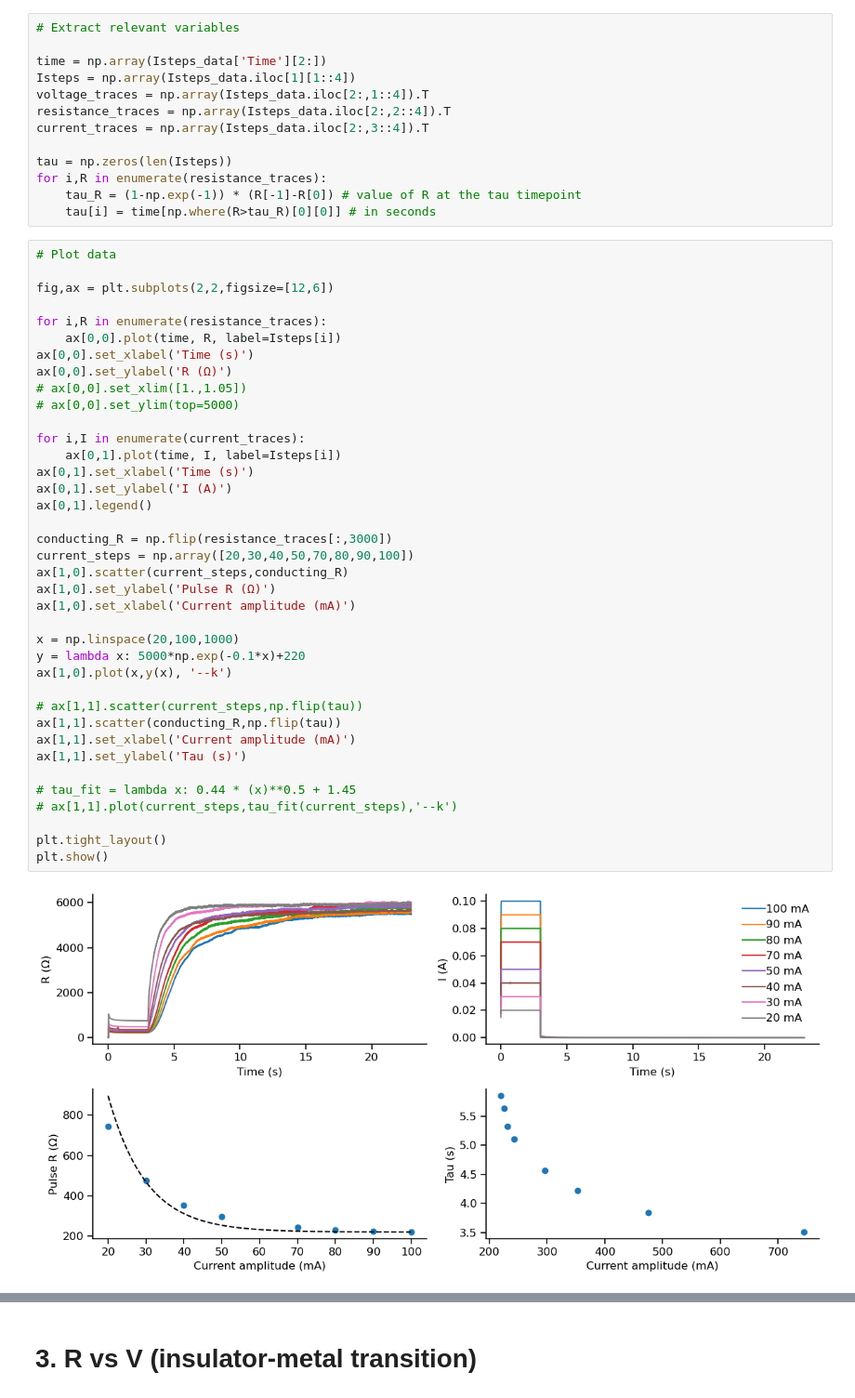
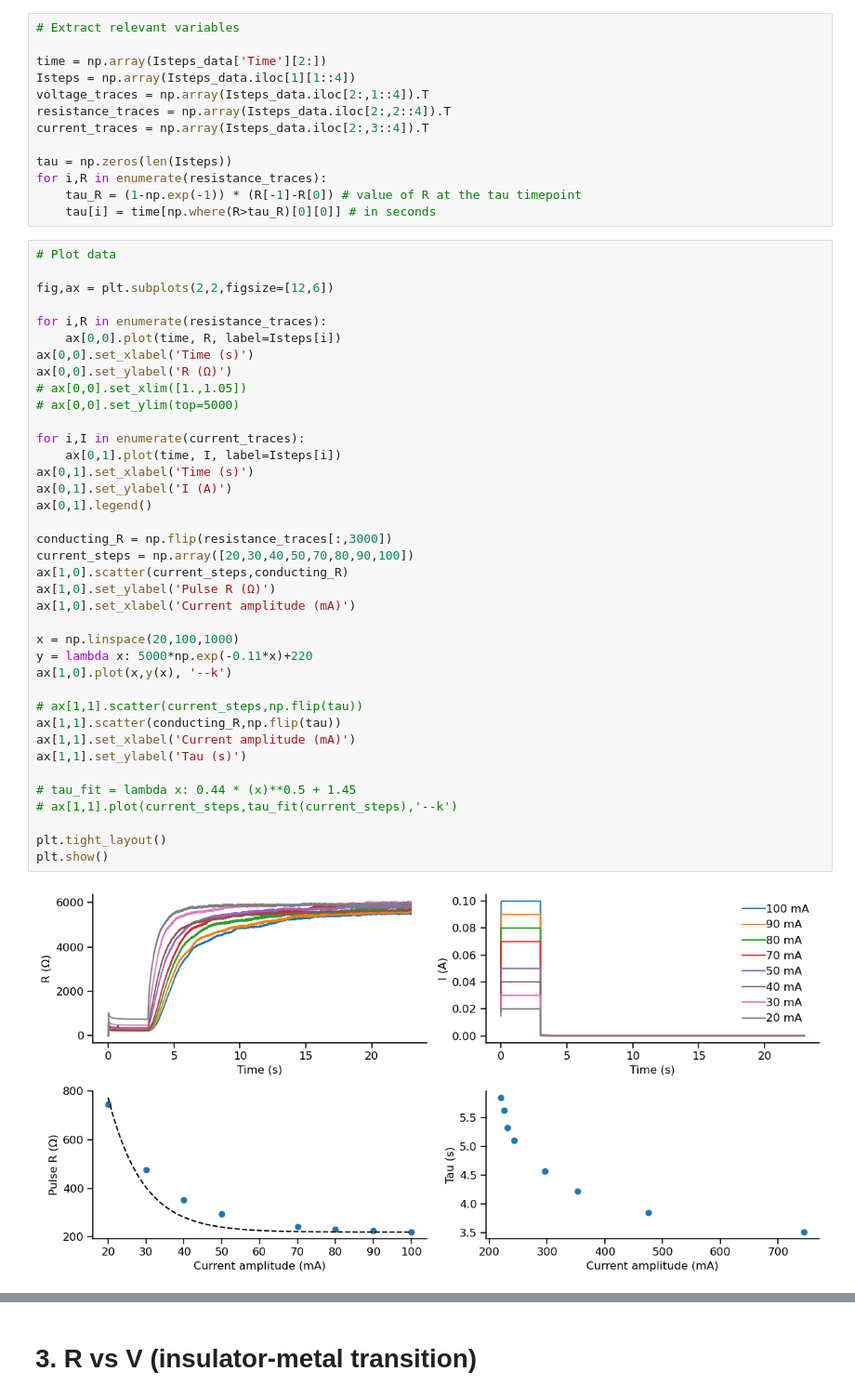
Before and after one commit to argalloni/Neuromorphic_simulations, a Jupyter notebook: VO2_data_analysis.ipynb, the cells around one changed output, grey strips where cells are left out. Shown: that part at 93% size. Cells and saved outputs as stored; diff of their text form.

```diff
--- a/VO2_data_analysis.ipynb
+++ b/VO2_data_analysis.ipynb
@@ -111,32 +111,32 @@ ax[0,0].set_xlabel('Time (s)')
 ax[0,0].set_ylabel('R (Ω)')
 # ax[0,0].set_xlim([1.,1.05])
 # ax[0,0].set_ylim(top=5000)
 
 for i,I in enumerate(current_traces):
     ax[0,1].plot(time, I, label=Isteps[i])
 ax[0,1].set_xlabel('Time (s)')
 ax[0,1].set_ylabel('I (A)')
 ax[0,1].legend()
 
 conducting_R = np.flip(resistance_traces[:,3000])
 current_steps = np.array([20,30,40,50,70,80,90,100])
 ax[1,0].scatter(current_steps,conducting_R)
 ax[1,0].set_ylabel('Pulse R (Ω)')
 ax[1,0].set_xlabel('Current amplitude (mA)')
 
 x = np.linspace(20,100,1000)
-y = lambda x: 5000*np.exp(-0.1*x)+220
+y = lambda x: 5000*np.exp(-0.11*x)+220
 ax[1,0].plot(x,y(x), '--k')
 
 # ax[1,1].scatter(current_steps,np.flip(tau))
 ax[1,1].scatter(conducting_R,np.flip(tau))
 ax[1,1].set_xlabel('Current amplitude (mA)')
 ax[1,1].set_ylabel('Tau (s)')
 
 # tau_fit = lambda x: 0.44 * (x)**0.5 + 1.45
 # ax[1,1].plot(current_steps,tau_fit(current_steps),'--k')
 
 plt.tight_layout()
 plt.show()
 # %% [output]
-[figure, old version]
+[figure, new version]
```
Also changed, not shown: parts of 3 cells of this notebook, 1 other file.
